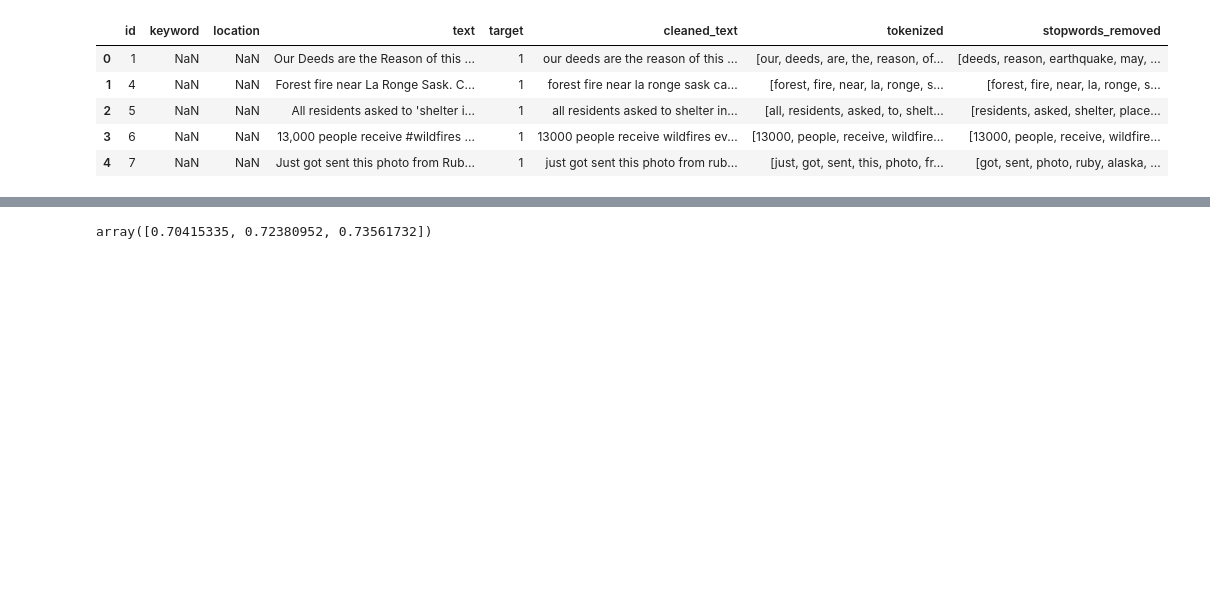
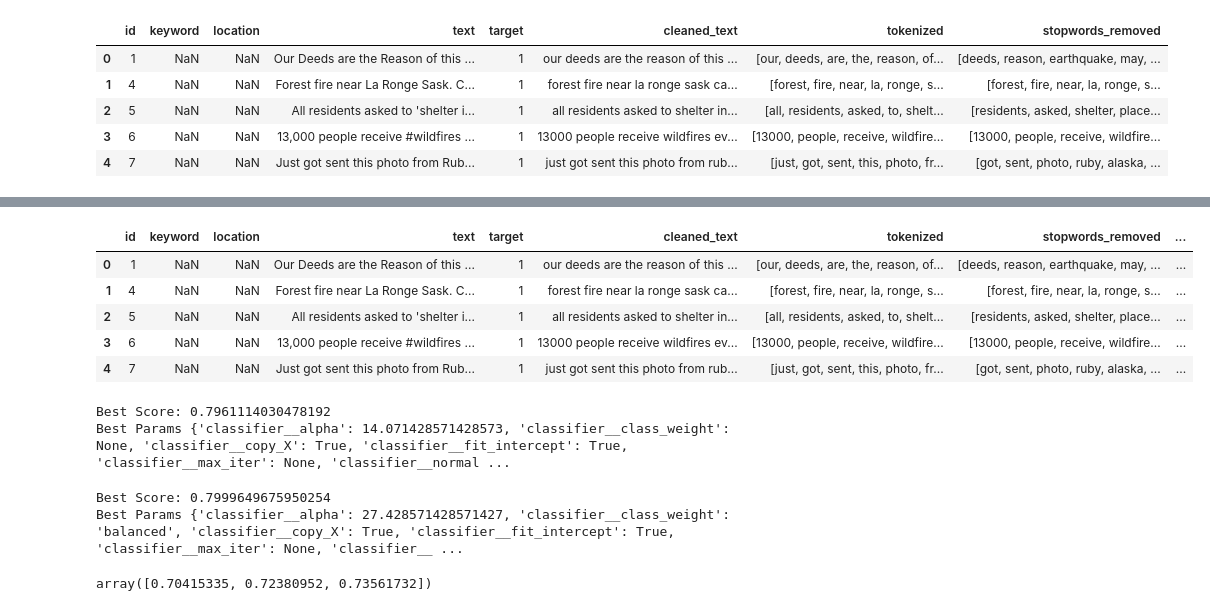
Before and after one commit to Barten74/Kaggle_competitions, a Jupyter notebook: NLP_with_Disaster_Tweets.ipynb, the cells around one changed output, grey strips where cells are left out. Cells and saved outputs as stored; diff of their text form; code cells hidden in the pictures; blank space fills up the shorter version.

```diff
--- a/NLP_with_Disaster_Tweets.ipynb
+++ b/NLP_with_Disaster_Tweets.ipynb
@@ -175,0 +212,12 @@ twitter_df.head()
+# %%
+lemmatizer = WordNetLemmatizer()
+
+twitter_df['lemmatize_word'] = twitter_df['stopwords_removed'].apply(lambda x: [lemmatizer.lemmatize(word) for word in x])
+twitter_df.head()
+# %% [output]
+|  | id | keyword | location | text | target | cleaned_text | tokenized | stopwords_removed | ... |
+| 0 | 1 | NaN | NaN | Our Deeds are the Reason of this ... | 1 | our deeds are the reason of this ... | [our, deeds, are, the, reason, of... | [deeds, reason, earthquake, may, ... | ... |
+| 1 | 4 | NaN | NaN | Forest fire near La Ronge Sask. C... | 1 | forest fire near la ronge sask ca... | [forest, fire, near, la, ronge, s... | [forest, fire, near, la, ronge, s... | ... |
+| 2 | 5 | NaN | NaN | All residents asked to 'shelter i... | 1 | all residents asked to shelter in... | [all, residents, asked, to, shelt... | [residents, asked, shelter, place... | ... |
+| 3 | 6 | NaN | NaN | 13,000 people receive #wildfires ... | 1 | 13000 people receive wildfires ev... | [13000, people, receive, wildfire... | [13000, people, receive, wildfire... | ... |
+| 4 | 7 | NaN | NaN | Just got sent this photo from Rub... | 1 | just got sent this photo from rub... | [just, got, sent, this, photo, fr... | [got, sent, photo, ruby, alaska, ... | ... |
@@ -176,3 +247,13 @@ twitter_df.head()
+# %%
+check_preporcessing_methods_with_prediction(twitter_df['porter_stemmer_joined'],twitter_df['target'], list(np.linspace(7,16,15)) )
+# %% [output]
+Best Score: 0.7961114030478192
+Best Params {'classifier__alpha': 14.071428571428573, 'classifier__class_weight': None, 'classifier__copy_X': True, 'classifier__fit_intercept': True, 'classifier__max_iter': None, 'classifier__normal ...
+# %%
+check_preporcessing_methods_with_prediction(twitter_df['lemmatize_word_joined'],twitter_df['target'] ,list(np.linspace(24,28,15)))
+# %% [output]
+Best Score: 0.7999649675950254
+Best Params {'classifier__alpha': 27.428571428571427, 'classifier__class_weight': 'balanced', 'classifier__copy_X': True, 'classifier__fit_intercept': True, 'classifier__max_iter': None, 'classifier__ ...
 # %%
 X_train, X_test, y_train, y_test = model_selection.train_test_split(twitter_df['text'], twitter_df['target'], random_state = 0)
 # %%
```
Also changed, not shown: parts of 25 cells of this notebook.
